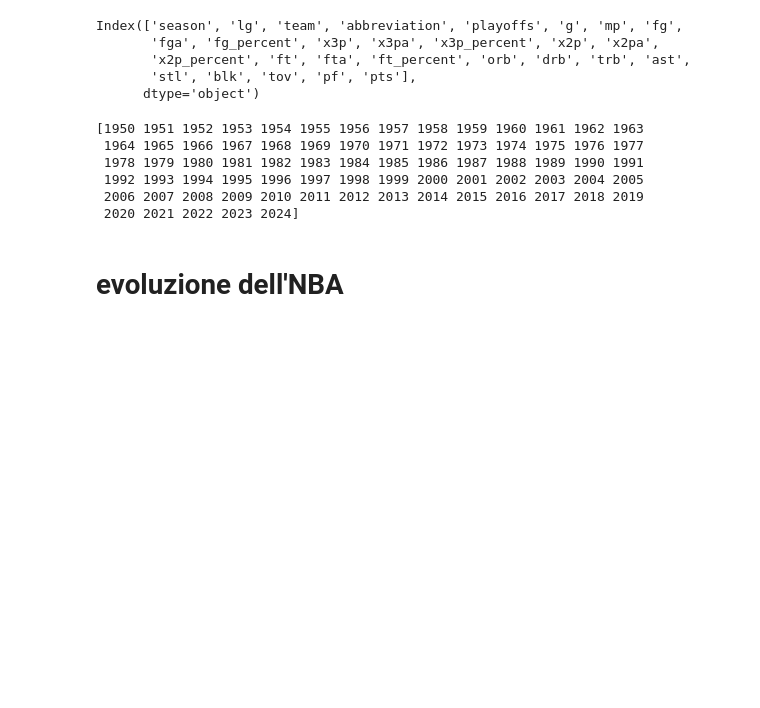
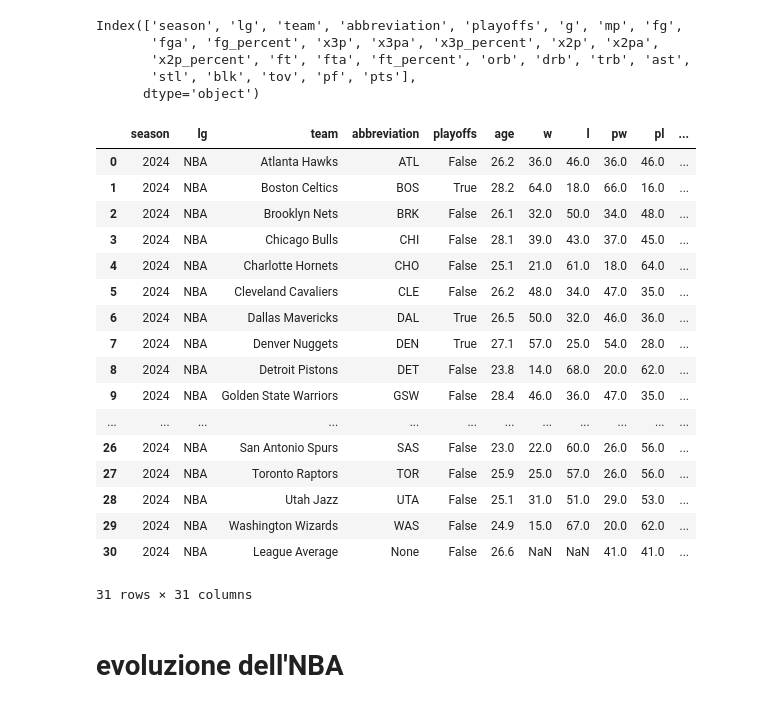
Before and after one commit to enricotazzer/progettinodatascience, a Jupyter notebook: progetto datascience/teams_analysis.ipynb, the cells around one changed output. Drawn from its saved outputs; the diff is of its cells as text; code cells hidden in the pictures; blank space fills up the shorter version.

```diff
--- a/progetto datascience/teams_analysis.ipynb
+++ b/progetto datascience/teams_analysis.ipynb
@@ -33,13 +33,26 @@ Index(['season', 'lg', 'team', 'abbreviation', 'playoffs', 'g', 'mp', 'fg',
       dtype='object')
 # %%
 ## BAA -> Basketball Association of America
+summary[summary['season']==2024]
 # %% [output]
+|  | season | lg | team | abbreviation | playoffs | age | w | l | pw | pl | ... |
+| 0 | 2024 | NBA | Atlanta Hawks | ATL | False | 26.2 | 36.0 | 46.0 | 36.0 | 46.0 | ... |
+| 1 | 2024 | NBA | Boston Celtics | BOS | True | 28.2 | 64.0 | 18.0 | 66.0 | 16.0 | ... |
+| 2 | 2024 | NBA | Brooklyn Nets | BRK | False | 26.1 | 32.0 | 50.0 | 34.0 | 48.0 | ... |
+| 3 | 2024 | NBA | Chicago Bulls | CHI | False | 28.1 | 39.0 | 43.0 | 37.0 | 45.0 | ... |
+| 4 | 2024 | NBA | Charlotte Hornets | CHO | False | 25.1 | 21.0 | 61.0 | 18.0 | 64.0 | ... |
+| 5 | 2024 | NBA | Cleveland Cavaliers | CLE | False | 26.2 | 48.0 | 34.0 | 47.0 | 35.0 | ... |
+| 6 | 2024 | NBA | Dallas Mavericks | DAL | True | 26.5 | 50.0 | 32.0 | 46.0 | 36.0 | ... |
+| 7 | 2024 | NBA | Denver Nuggets | DEN | True | 27.1 | 57.0 | 25.0 | 54.0 | 28.0 | ... |
+| 8 | 2024 | NBA | Detroit Pistons | DET | False | 23.8 | 14.0 | 68.0 | 20.0 | 62.0 | ... |
+| 9 | 2024 | NBA | Golden State Warriors | GSW | False | 28.4 | 46.0 | 36.0 | 47.0 | 35.0 | ... |
+| ... | ... | ... | ... | ... | ... | ... | ... | ... | ... | ... | ... |
+| 26 | 2024 | NBA | San Antonio Spurs | SAS | False | 23.0 | 22.0 | 60.0 | 26.0 | 56.0 | ... |
+| 27 | 2024 | NBA | Toronto Raptors | TOR | False | 25.9 | 25.0 | 57.0 | 26.0 | 56.0 | ... |
+| 28 | 2024 | NBA | Utah Jazz | UTA | False | 25.1 | 31.0 | 51.0 | 29.0 | 53.0 | ... |
+| 29 | 2024 | NBA | Washington Wizards | WAS | False | 24.9 | 15.0 | 67.0 | 20.0 | 62.0 | ... |
+| 30 | 2024 | NBA | League Average | None | False | 26.6 | NaN | NaN | 41.0 | 41.0 | ... |
-[1950 1951 1952 1953 1954 1955 1956 1957 1958 1959 1960 1961 1962 1963
- 1964 1965 1966 1967 1968 1969 1970 1971 1972 1973 1974 1975 1976 1977
- 1978 1979 1980 1981 1982 1983 1984 1985 1986 1987 1988 1989 1990 1991
- 1992 1993 1994 1995 1996 1997 1998 1999 2000 2001 2002 2003 2004 2005
- 2006 2007 2008 2009 2010 2011 2012 2013 2014 2015 2016 2017 2018 2019
- 2020 2021 2022 2023 2024]
+31 rows × 31 columns
 # %% [markdown]
 # evoluzione dell'NBA
 # %%
```
Also changed, not shown: 3 other files.
